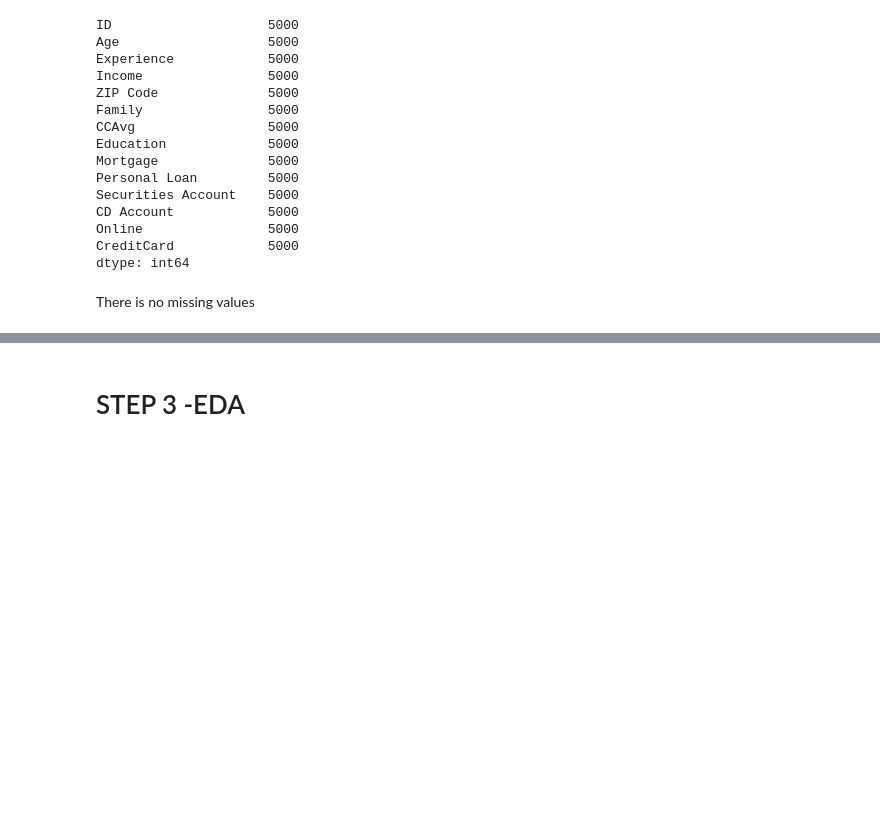
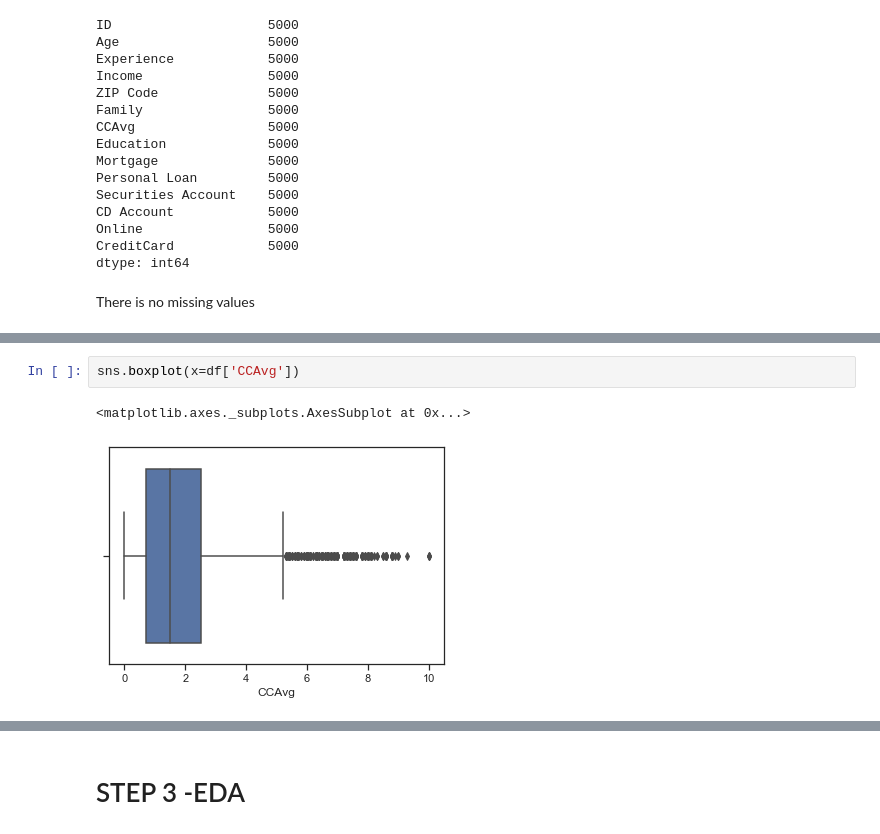
Before and after one commit to anuragkumar219/banking_loan_modelling, a Jupyter notebook: bank_loan_modelling.ipynb, the cells around one changed output, grey strips where cells are left out. Drawn from its saved outputs; the diff is of its cells as text; blank space fills up the shorter version.

```diff
--- a/bank_loan_modelling.ipynb
+++ b/bank_loan_modelling.ipynb
@@ -200,0 +326,5 @@ There is no missing values
+# %%
+sns.boxplot(x=df['CCAvg'])
+# %% [output]
+<matplotlib.axes._subplots.AxesSubplot at 0x...>
+[figure, added]
```
Also changed, not shown: parts of 43 cells of this notebook.
